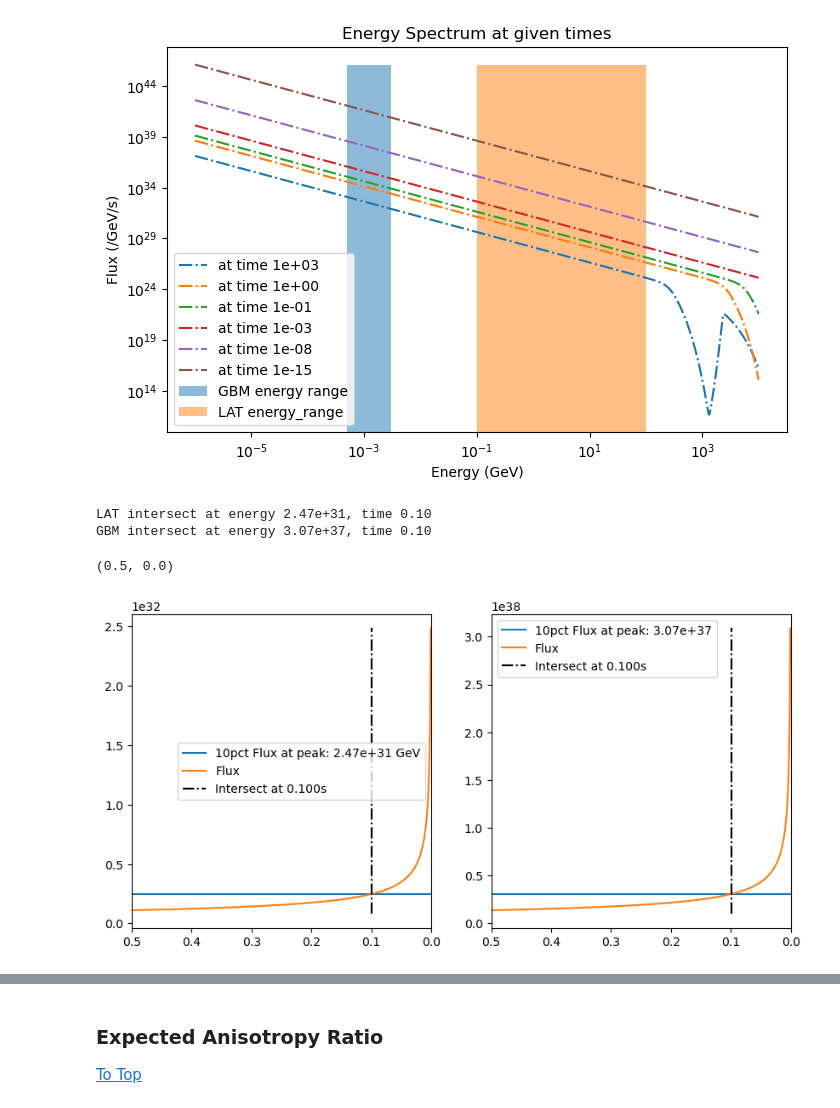
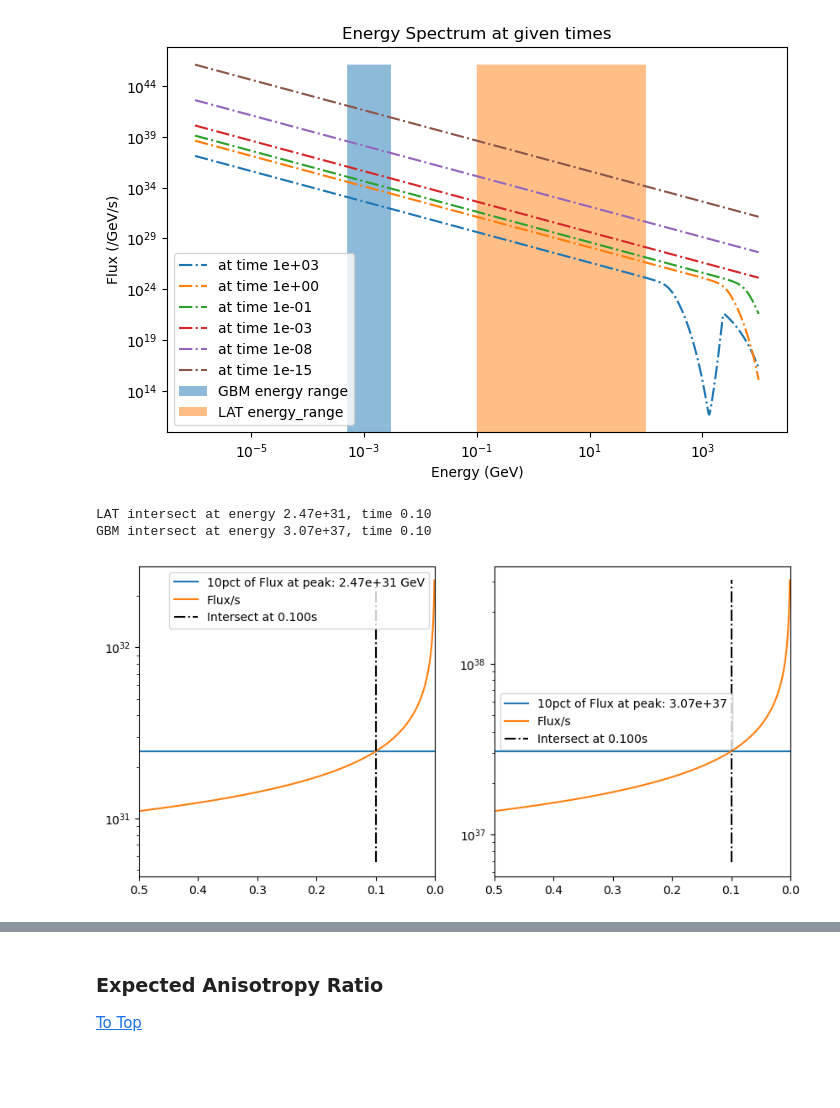
Before and after one commit to xboluna/Research, a Jupyter notebook: BHRad/Modelling.ipynb, the cells around one changed output, grey strips where cells are left out. Cells and saved outputs as stored; diff of their text form; code cells hidden in the pictures; blank space fills up the shorter version.

Commit message:
update lightcurves with 100ms binning & as a line plot

```diff
--- a/BHRad/Modelling.ipynb
+++ b/BHRad/Modelling.ipynb
@@ -212,7 +214,7 @@ GBM_NaI_e = (8e-6  , 1e-3) # 8keV to 1MeV
 
 fig, ax = plt.subplots(1,2)
 
-tau = np.linspace(0,30,100)
+tau = np.linspace(0,30,10000)
 
 LAT_curve = EBH().lightcurve(
     np.linspace(LAT_e[0], LAT_e[1], 100), tau)
@@ -229,14 +231,14 @@ GBM_total_curve = EBH().lightcurve(
 ax[0].plot(tau, LAT_curve/GBM_total_curve, '-.', label='LAT over total GBM range', color = 'orange')
 #ax[0].plot(tau, LAT_curve/GBM_BGO_curve, '-.', label='... over GBM BGO', color='blue')
 #ax[0].plot(tau, LAT_curve/GBM_NaI_curve, '-.', label='... over GBM NaI', color='green')
-ax[0].set_xlim(30,0)
+ax[0].set_xlim(30.5,-.5)
 ax[0].legend()
 ax[0].set_xlabel('Lifetime remaining')
 ax[0].set_ylabel('LAT/GBM fl: Hardness Ratio')
 
 mass = EBH().convert_ticks(tau=tau)
 ax[1].plot(mass, LAT_curve/GBM_total_curve, '--', label = 'LAT/tot_GBM')
-ax[1].set_xlim(mass.max(), mass.min())
+ax[1].set_xlim(mass.max() *1.05, mass.min())
 ax[1].set_xlabel('Mass remaining')
 ax[1].legend()
 
@@ -285,6 +287,9 @@ fig.set_figheight(5)
 # %% [output]
 [figure]
 # %%
+"""
+Stefano's SMMass mass definition approach
+"""
 alphaSM = 8.3* 1e17
 M0 = 1e7
 
@@ -293,26 +298,41 @@ tau = lambda M0: M0**3/(3 * alphaSM)
 # mass as a function of time to explosion
 SMMass = lambda time: (M0**3 - 3 * alphaSM * (tau(M0) - time))**(1/3)
 
-tau = EBH().convert_ticks( mass = SMMass(np.linspace(1e3,0,1000,endpoint=False)) )
 
-#mass = np.linspace(1e7,0,1000, endpoint=False)
-#tau = np.linspace(0,.5,1000, endpoint=False)#EBH().convert_ticks(mass)
+"""
+Tweaking of resolution/t=0
+This is the part that confuses me: lim EBH_flux as x->0 = inf
+Sampling closer to the peak will give higher flux values.
+Therefore, the time-to-peak will shorten.
+"""
+# No. of time-ticks.
+time_resolution = 10000
+# No. of  ticks to integrate energy over.
+energy_resolution = 100
+# Where to consider "t=0"
+t_0 = 1e-3
+
+
+tau = np.linspace(2,t_0,time_resolution)
+# Optionally, use Stefano's SMMass time. Essentially identical
+#tau = EBH().convert_ticks( mass = SMMass(np.linspace(1e3,t_0,time_resolution)))#,endpoint=False)) )
 
 """
 Seems like the strategy here is to generate a numner where 0.1 max fluence is passed.
 From there, we can assume the rest of the time to peak is the signal duration.
 """
 
-_ = EBH().lightcurve(np.linspace(LAT_e[0], LAT_e[1], 100), [1e-3])[0]
+_ = EBH().lightcurve(np.linspace(LAT_e[0], LAT_e[1], energy_resolution), [t_0])[0]
 
 LAT_F = (0.1*_, 0.9*_)
 
-_ = EBH().lightcurve(np.linspace(GBM_NaI_e[0], GBM_BGO_e[1], 100), [1e-3])[0]
+_ = EBH().lightcurve(np.linspace(GBM_NaI_e[0], GBM_BGO_e[1], energy_resolution), [t_0])[0]
 
 GBM_F = (0.1*_, 0.9*_)
 
 #print(LAT_F)
 #print(GBM_F)
+
 
 
 fig, ax = plt.subplots(1,2)
@@ -323,42 +343,53 @@ fig.set_figwidth(10)
 
 # 10% of the flux at peak emission. This corresponds to the lower-bound for T90 to begin.
 ax[0].plot(tau,
-           np.ones(1000)*LAT_F[0],
-           label = '10pct Flux at peak: %.2e GeV'%LAT_F[0])
+           np.ones(time_resolution)*LAT_F[0],
+           label = '10pct of Flux at peak: %.2e GeV'%LAT_F[0])
 
 # Generate lightcurve
-lc_LAT = EBH().lightcurve(np.linspace(LAT_e[0], LAT_e[1], 100), tau)
-ax[0].plot(tau, lc_LAT, label = 'Flux')
-
+lc_LAT = EBH().lightcurve(np.linspace(LAT_e[0], LAT_e[1], energy_resolution), tau)
+ax[0].plot(tau, lc_LAT, label = 'Flux/s')
+#ax[0].plot(tau, lightcurve(tau,energy_range = np.linspace(Emin, Emax, 1000), normalization = 7.3e30))
+"""
+# Calculate 10% of the peak flux
+_ = lc_LAT.max()
+LAT_F = (0.1*_, 0.9*_)
+"""
 # Find the intersection between Lightcurve and the 10% peak flux
 intersect = np.where(lc_LAT > LAT_F[0])[0][0]
 ax[0].plot(np.ones(2)*tau[intersect], [lc_LAT.min(), lc_LAT.max()], '-.', color='black',
            label = 'Intersect at %.3fs'%tau[intersect])
 
 print('LAT intersect at energy %.2e, time %.2f'%(lc_LAT[intersect], tau[intersect]))
 
 ax[0].legend()
 ax[0].set_xlim(.5,0)
+ax[0].set_yscale('log')
+
 
 
 #### GBM
 ax[1].plot(tau,
-           np.ones(1000)*GBM_F[0],
-           label = '10pct Flux at peak: %.2e'%GBM_F[0])
+           np.ones(time_resolution)*GBM_F[0],
+           label = '10pct of Flux at peak: %.2e'%GBM_F[0])
 
-lc_GBM = EBH().lightcurve(np.linspace(GBM_NaI_e[0], GBM_BGO_e[1], 100), tau)
-ax[1].plot(tau, lc_GBM, label = 'Flux')
-
+lc_GBM = EBH().lightcurve(np.linspace(GBM_NaI_e[0], GBM_BGO_e[1], energy_resolution), tau)
+ax[1].plot(tau, lc_GBM, label = 'Flux/s')
+#ax[1].plot(tau, lightcurve(tau,energy_range = np.linspace(Emin, Emax, 1000), normalization = 9e36))
+"""
+_ = lc_GBM.max()
+GBM_F = (0.1*_, 0.9*_)
+"""
 intersect = np.where(lc_GBM > GBM_F[0])[0][0]
 ax[1].plot(np.ones(2)*tau[intersect], [lc_GBM.min(), lc_GBM.max()], '-.', color='black',
            label = 'Intersect at %.3fs'%tau[intersect])
 
 print('GBM intersect at energy %.2e, time %.2f'%(lc_GBM[intersect], tau[intersect]))
 
 ax[1].legend()
 ax[1].set_xlim(.5,0)
+ax[1].set_yscale('log')
 # %% [output]
 LAT intersect at energy 2.47e+31, time 0.10
 GBM intersect at energy 3.07e+37, time 0.10
-(0.5, 0.0)
-[figure, old version]
+[figure, new version]
```
Also changed, not shown: parts of 7 cells of this notebook, 8 other files.
